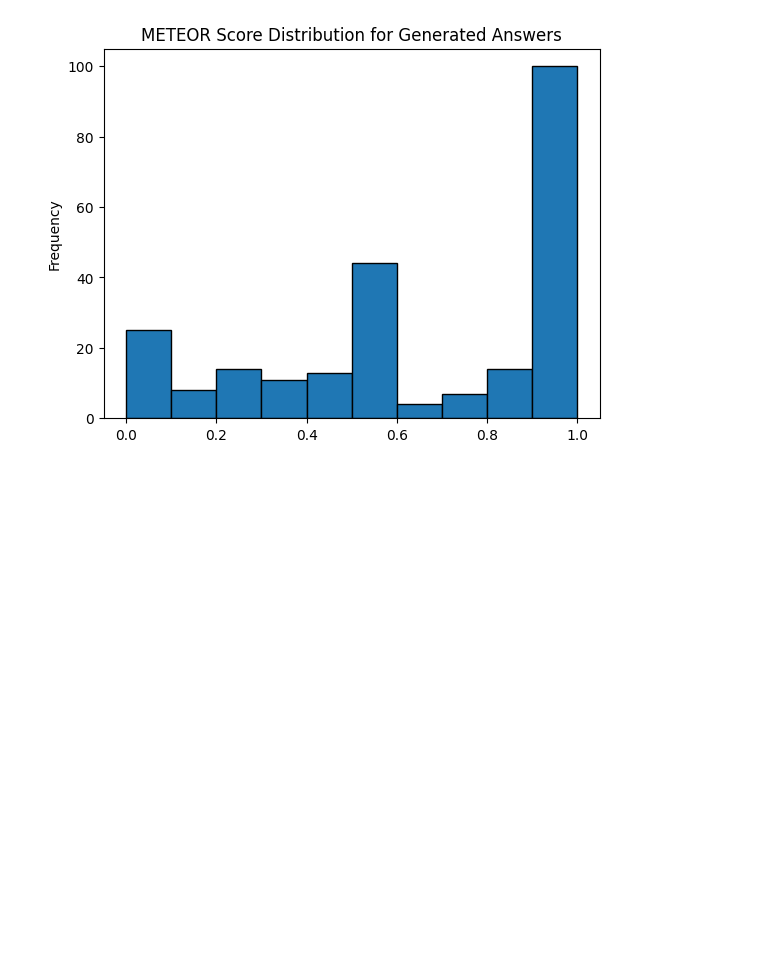
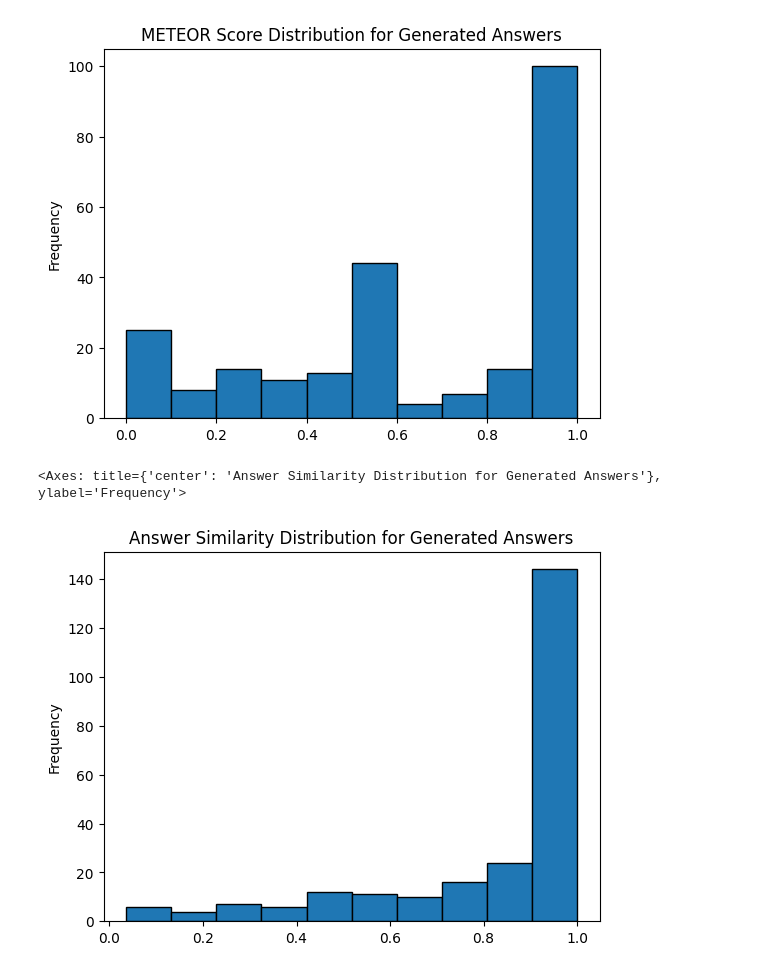
Before and after one commit to BrennanTibbetts/Q-A-5525, a Jupyter notebook: question_generation/question_generator_en.ipynb, the cells around one changed output. Saved outputs shown, nothing was run; the diff lists cells and outputs as text; code cells hidden in the pictures; blank space fills up the shorter version.

Commit message:
Evaluated the question generator and created plots

```diff
--- a/question_generation/question_generator_en.ipynb
+++ b/question_generation/question_generator_en.ipynb
@@ -299,3 +302,9 @@ score_df["a_METEOR_score"].plot.hist(edgecolor='black', title="METEOR Score Dist
 # %% [output]
 <Axes: title={'center': 'METEOR Score Distribution for Generated Answers'}, ylabel='Frequency'>
 [figure]
+# %%
+score_df["answer_similarity"].plot.hist(edgecolor='black',
+                                        title="Answer Similarity Distribution for Generated Answers")
+# %% [output]
+<Axes: title={'center': 'Answer Similarity Distribution for Generated Answers'}, ylabel='Frequency'>
+[figure, added]
```
Also changed, not shown: parts of 3 cells of this notebook.
